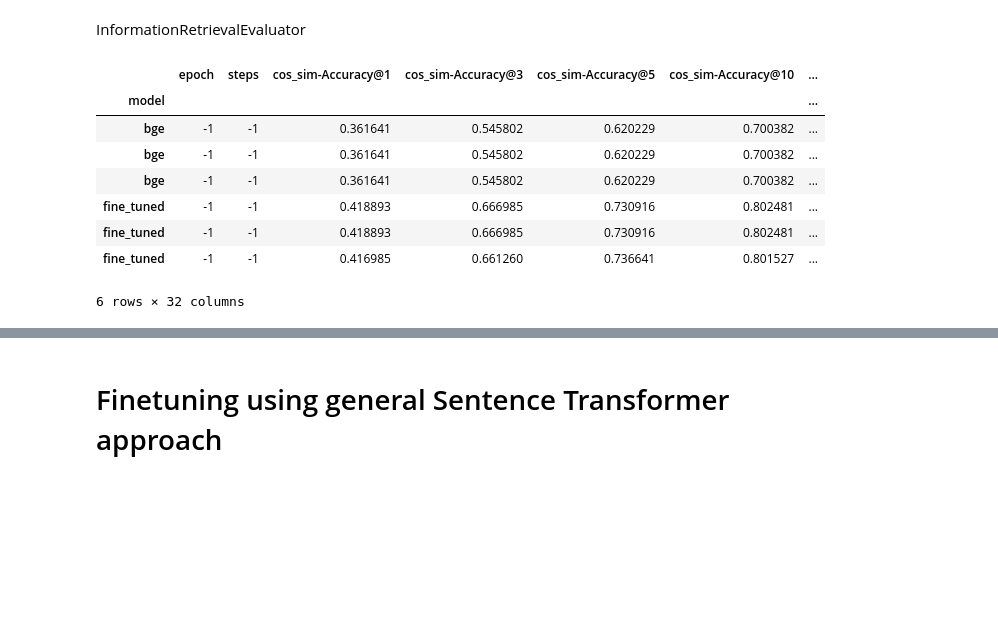
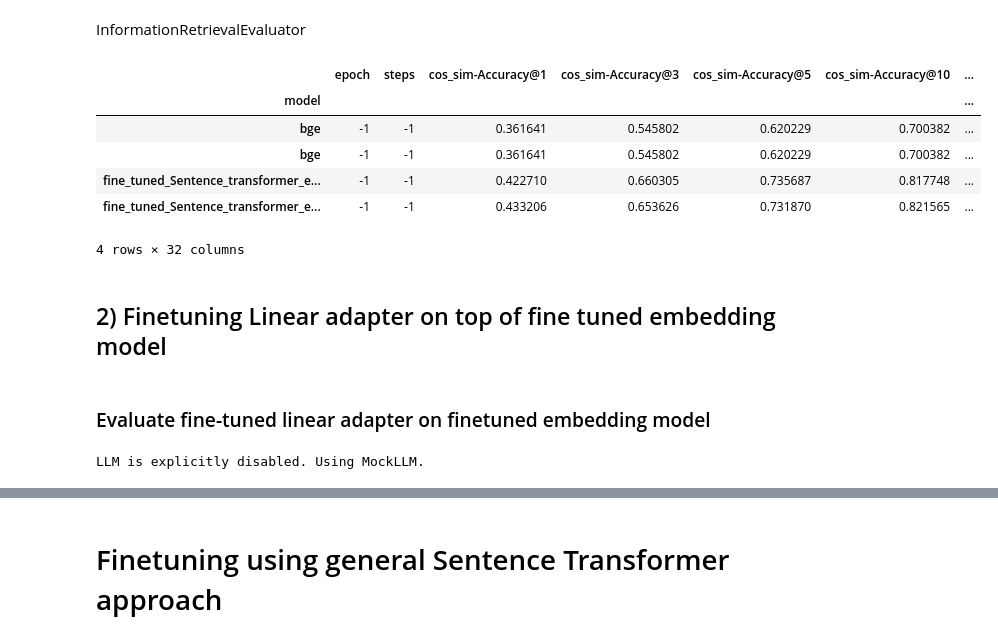
Before and after one commit to Add-Vishnu/Finetuning-Embedding-models, a Jupyter notebook: Finetuning_embedding_model_on_Aasha_data.ipynb, the cells around one changed output, grey strips where cells are left out. Saved outputs shown, nothing was run; the diff lists cells and outputs as text; code cells hidden in the pictures; blank space fills up the shorter version.

```diff
--- a/Finetuning_embedding_model_on_Aasha_data.ipynb
+++ b/Finetuning_embedding_model_on_Aasha_data.ipynb
@@ -555,21 +507,21 @@ plt.gca().spines[['top', 'right']].set_visible(False)
 # %% [markdown]
 InformationRetrievalEvaluator
 # %%
-df_st_bge = pd.read_csv('results/Information-Retrieval_evaluation_bge_results.csv')
-df_st_finetuned = pd.read_csv('results/Information-Retrieval_evaluation_finetuned_results.csv')
+df_st_bge = pd.read_csv('/content/drive/MyDrive/Colab Notebooks/Fine_tuning_embedding_model/results/Information-Retrieval_evaluation_bge_results.csv')
+df_st_finetuned = pd.read_csv('/content/drive/MyDrive/Colab Notebooks/Fine_tuning_embedding_model/results/Information-Retrieval_evaluation_finetuned_results.csv')
 
 df_st_bge['model'] = 'bge'
-df_st_finetuned['model'] = 'fine_tuned'
+df_st_finetuned['model'] = 'fine_tuned_Sentence_transformer_engine'
 df_st_all = pd.concat([df_st_bge, df_st_finetuned])
 df_st_all = df_st_all.set_index('model')
 df_st_all
 # %% [output]
 |  | epoch | steps | cos_sim-Accuracy@1 | cos_sim-Accuracy@3 | cos_sim-Accuracy@5 | cos_sim-Accuracy@10 | ... |
 | model |  |  |  |  |  |  | ... |
 | bge | -1 | -1 | 0.361641 | 0.545802 | 0.620229 | 0.700382 | ... |
 | bge | -1 | -1 | 0.361641 | 0.545802 | 0.620229 | 0.700382 | ... |
-| bge | -1 | -1 | 0.361641 | 0.545802 | 0.620229 | 0.700382 | ... |
-| fine_tuned | -1 | -1 | 0.418893 | 0.666985 | 0.730916 | 0.802481 | ... |
-| fine_tuned | -1 | -1 | 0.418893 | 0.666985 | 0.730916 | 0.802481 | ... |
-| fine_tuned | -1 | -1 | 0.416985 | 0.661260 | 0.736641 | 0.801527 | ... |
+| fine_tuned_Sentence_transformer_e... | -1 | -1 | 0.422710 | 0.660305 | 0.735687 | 0.817748 | ... |
+| fine_tuned_Sentence_transformer_e... | -1 | -1 | 0.433206 | 0.653626 | 0.731870 | 0.821565 | ... |
-6 rows × 32 columns
+4 rows × 32 columns
+# %% [markdown]
+## 2) Finetuning Linear adapter on top of fine tuned embedding model
@@ -575,0 +550,2 @@ df_st_all
+# %% [markdown]
+### Evaluate fine-tuned linear adapter on finetuned embedding model
@@ -575,0 +563,4 @@ df_st_all
+# %%
+ft_val_results = evaluate(val_dataset_ll, embed_model_adapter)
+# %% [output]
+LLM is explicitly disabled. Using MockLLM.
```
Also changed, not shown: parts of 79 cells of this notebook.
